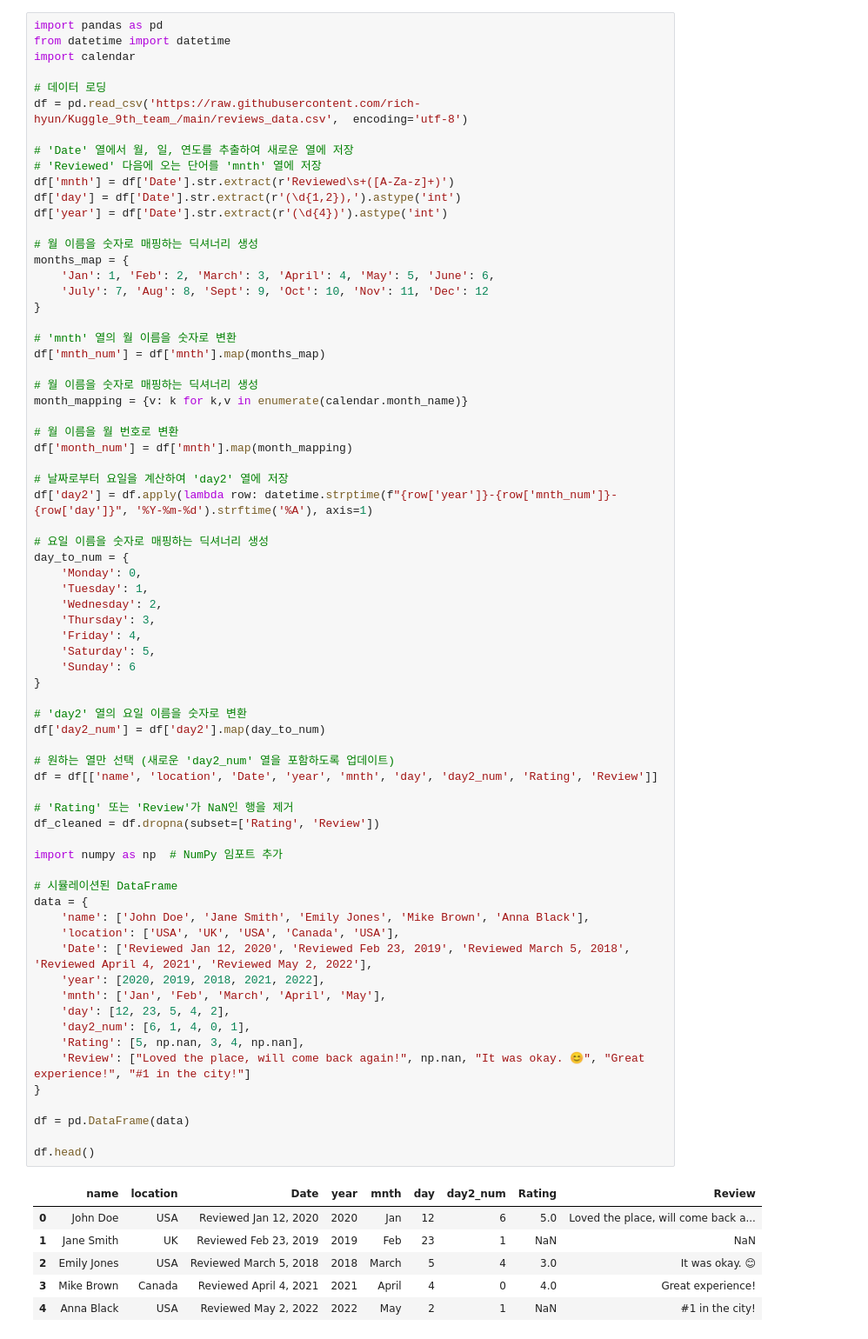
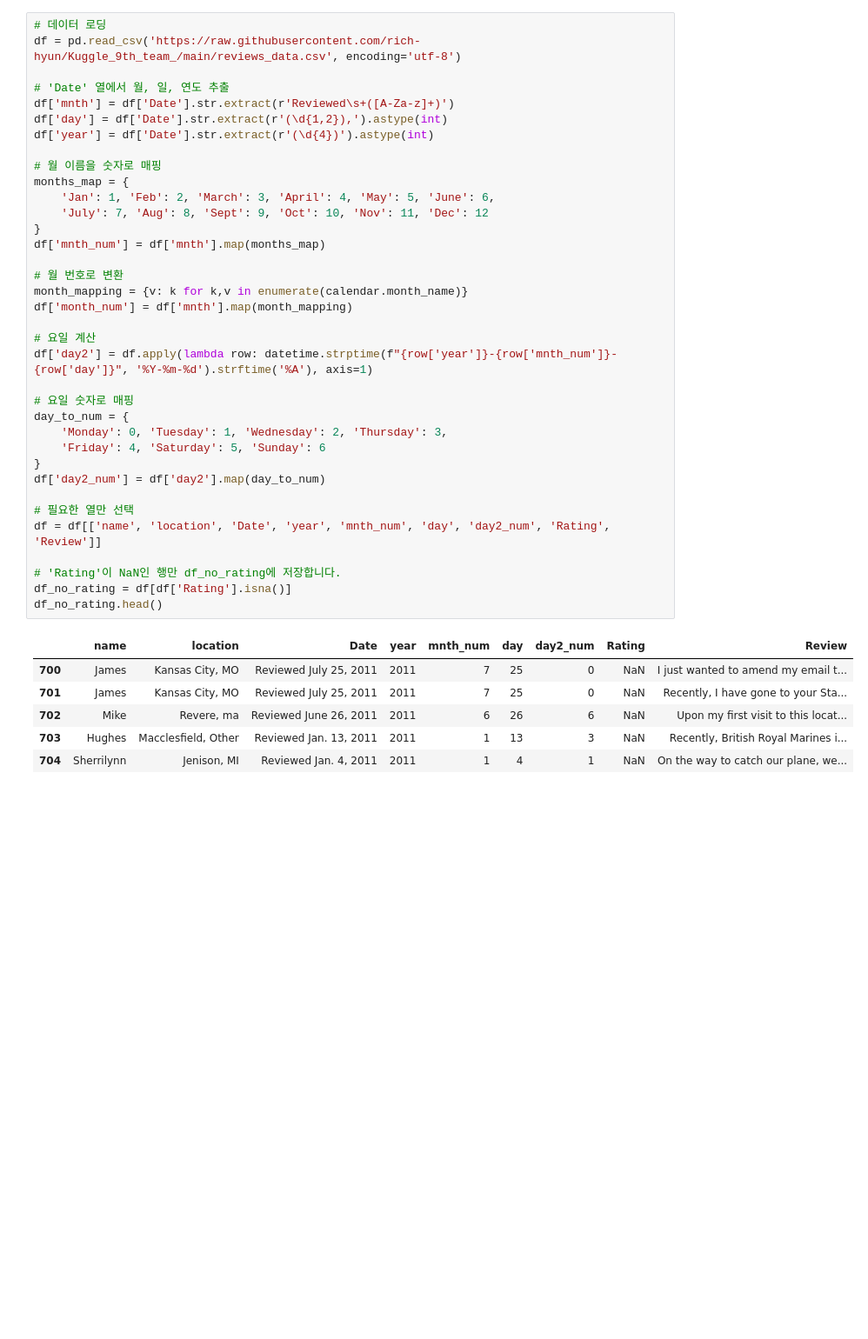
Before and after one commit to rich-hyun/Kuggle_9th_team_SAMTARBUCKS, a Jupyter notebook: jaehyunkim_NVL.ipynb, the cells around one changed output. Shown at 87% size. Cells and saved outputs as stored; diff of their text form; blank space fills up the shorter version.

```diff
--- a/jaehyunkim_NVL.ipynb
+++ b/jaehyunkim_NVL.ipynb
@@ -3,77 +57,43 @@
 # %%
-import pandas as pd
-from datetime import datetime
-import calendar
+# 데이터 로딩
+df = pd.read_csv('https://raw.githubusercontent.com/rich-hyun/Kuggle_9th_team_/main/reviews_data.csv', encoding='utf-8')
 
-# 데이터 로딩
-df = pd.read_csv('https://raw.githubusercontent.com/rich-hyun/Kuggle_9th_team_/main/reviews_data.csv',  encoding='utf-8')
+# 'Date' 열에서 월, 일, 연도 추출
+df['mnth'] = df['Date'].str.extract(r'Reviewed\s+([A-Za-z]+)')
+df['day'] = df['Date'].str.extract(r'(\d{1,2}),').astype(int)
+df['year'] = df['Date'].str.extract(r'(\d{4})').astype(int)
 
-# 'Date' 열에서 월, 일, 연도를 추출하여 새로운 열에 저장
-# 'Reviewed' 다음에 오는 단어를 'mnth' 열에 저장
-df['mnth'] = df['Date'].str.extract(r'Reviewed\s+([A-Za-z]+)')
-df['day'] = df['Date'].str.extract(r'(\d{1,2}),').astype('int')
-df['year'] = df['Date'].str.extract(r'(\d{4})').astype('int')
-
-# 월 이름을 숫자로 매핑하는 딕셔너리 생성
+# 월 이름을 숫자로 매핑
 months_map = {
     'Jan': 1, 'Feb': 2, 'March': 3, 'April': 4, 'May': 5, 'June': 6,
     'July': 7, 'Aug': 8, 'Sept': 9, 'Oct': 10, 'Nov': 11, 'Dec': 12
 }
-
-# 'mnth' 열의 월 이름을 숫자로 변환
 df['mnth_num'] = df['mnth'].map(months_map)
 
-# 월 이름을 숫자로 매핑하는 딕셔너리 생성
+# 월 번호로 변환
 month_mapping = {v: k for k,v in enumerate(calendar.month_name)}
-
-# 월 이름을 월 번호로 변환
 df['month_num'] = df['mnth'].map(month_mapping)
 
-# 날짜로부터 요일을 계산하여 'day2' 열에 저장
+# 요일 계산
 df['day2'] = df.apply(lambda row: datetime.strptime(f"{row['year']}-{row['mnth_num']}-{row['day']}", '%Y-%m-%d').strftime('%A'), axis=1)
 
-# 요일 이름을 숫자로 매핑하는 딕셔너리 생성
+# 요일 숫자로 매핑
 day_to_num = {
-    'Monday': 0,
-    'Tuesday': 1,
-    'Wednesday': 2,
-    'Thursday': 3,
-    'Friday': 4,
-    'Saturday': 5,
-    'Sunday': 6
+    'Monday': 0, 'Tuesday': 1, 'Wednesday': 2, 'Thursday': 3,
+    'Friday': 4, 'Saturday': 5, 'Sunday': 6
 }
-
-# 'day2' 열의 요일 이름을 숫자로 변환
 df['day2_num'] = df['day2'].map(day_to_num)
 
-# 원하는 열만 선택 (새로운 'day2_num' 열을 포함하도록 업데이트)
-df = df[['name', 'location', 'Date', 'year', 'mnth', 'day', 'day2_num', 'Rating', 'Review']]
+# 필요한 열만 선택
+df = df[['name', 'location', 'Date', 'year', 'mnth_num', 'day', 'day2_num', 'Rating', 'Review']]
 
-# 'Rating' 또는 'Review'가 NaN인 행을 제거
-df_cleaned = df.dropna(subset=['Rating', 'Review'])
-
-import numpy as np  # NumPy 임포트 추가
-
-# 시뮬레이션된 DataFrame
-data = {
-    'name': ['John Doe', 'Jane Smith', 'Emily Jones', 'Mike Brown', 'Anna Black'],
-    'location': ['USA', 'UK', 'USA', 'Canada', 'USA'],
-    'Date': ['Reviewed Jan 12, 2020', 'Reviewed Feb 23, 2019', 'Reviewed March 5, 2018', 'Reviewed April 4, 2021', 'Reviewed May 2, 2022'],
-    'year': [2020, 2019, 2018, 2021, 2022],
-    'mnth': ['Jan', 'Feb', 'March', 'April', 'May'],
-    'day': [12, 23, 5, 4, 2],
-    'day2_num': [6, 1, 4, 0, 1],
-    'Rating': [5, np.nan, 3, 4, np.nan],
-    'Review': ["Loved the place, will come back again!", np.nan, "It was okay. 😊", "Great experience!", "#1 in the city!"]
-}
-
-df = pd.DataFrame(data)
-
-df.head()
+# 'Rating'이 NaN인 행만 df_no_rating에 저장합니다.
+df_no_rating = df[df['Rating'].isna()]
+df_no_rating.head()
 # %% [output]
-|  | name | location | Date | year | mnth | day | day2_num | Rating | Review |
-| 0 | John Doe | USA | Reviewed Jan 12, 2020 | 2020 | Jan | 12 | 6 | 5.0 | Loved the place, will come back a... |
-| 1 | Jane Smith | UK | Reviewed Feb 23, 2019 | 2019 | Feb | 23 | 1 | NaN | NaN |
-| 2 | Emily Jones | USA | Reviewed March 5, 2018 | 2018 | March | 5 | 4 | 3.0 | It was okay. 😊 |
-| 3 | Mike Brown | Canada | Reviewed April 4, 2021 | 2021 | April | 4 | 0 | 4.0 | Great experience! |
-| 4 | Anna Black | USA | Reviewed May 2, 2022 | 2022 | May | 2 | 1 | NaN | #1 in the city! |
+|  | name | location | Date | year | mnth_num | day | day2_num | Rating | Review |
+| 700 | James | Kansas City, MO | Reviewed July 25, 2011 | 2011 | 7 | 25 | 0 | NaN | I just wanted to amend my email t... |
+| 701 | James | Kansas City, MO | Reviewed July 25, 2011 | 2011 | 7 | 25 | 0 | NaN | Recently, I have gone to your Sta... |
+| 702 | Mike | Revere, ma | Reviewed June 26, 2011 | 2011 | 6 | 26 | 6 | NaN | Upon my first visit to this locat... |
+| 703 | Hughes | Macclesfield, Other | Reviewed Jan. 13, 2011 | 2011 | 1 | 13 | 3 | NaN | Recently, British Royal Marines i... |
+| 704 | Sherrilynn | Jenison, MI | Reviewed Jan. 4, 2011 | 2011 | 1 | 4 | 1 | NaN | On the way to catch our plane, we... |
```
Also changed, not shown: parts of 28 cells of this notebook.
